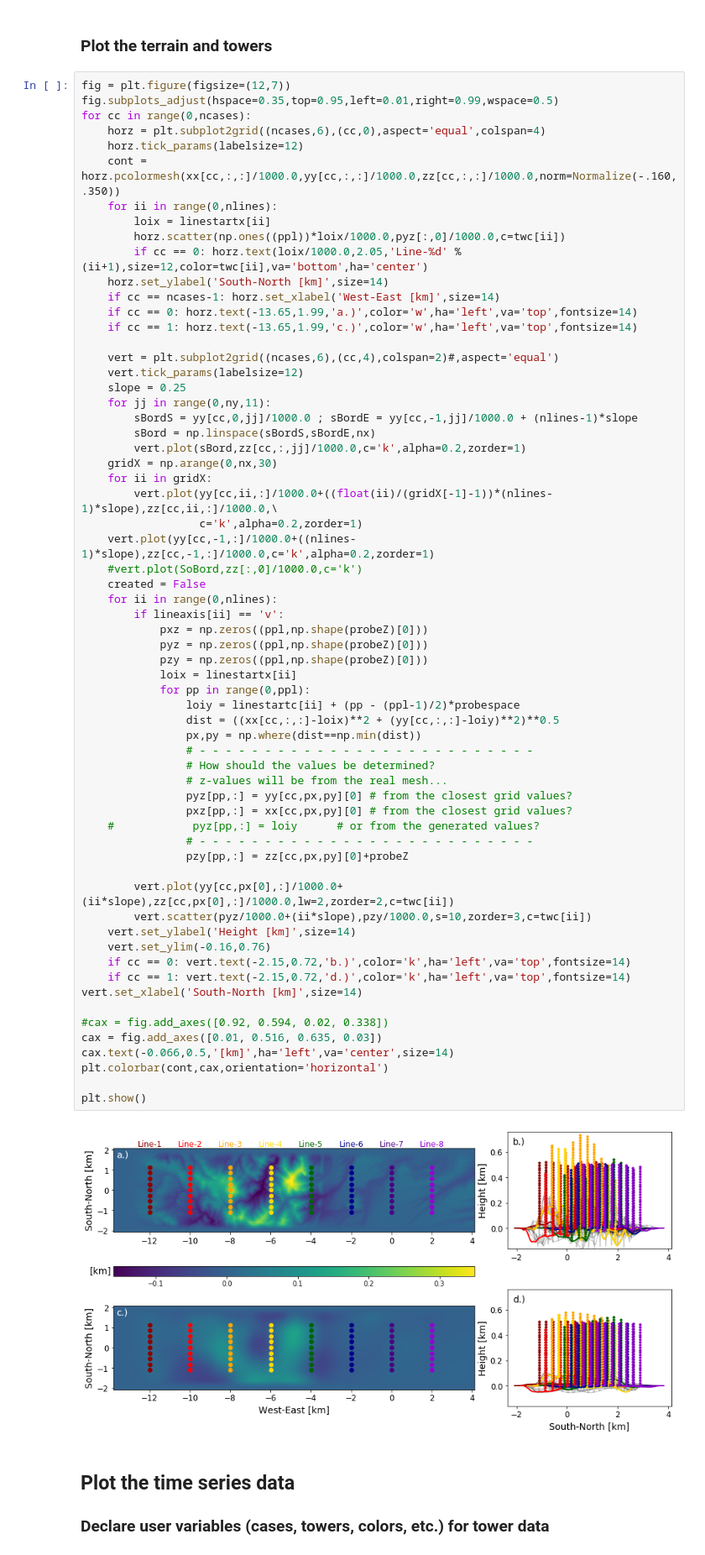
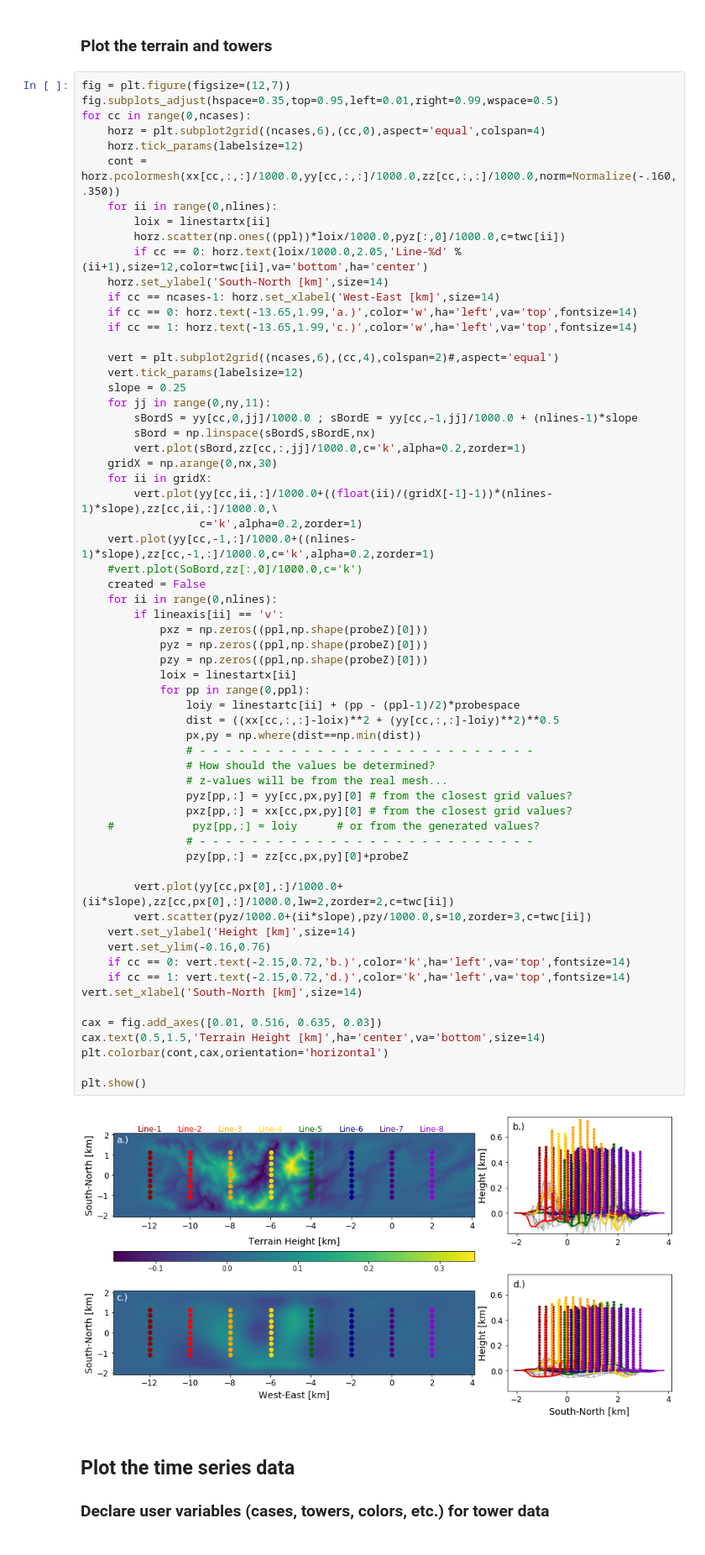
Before and after one commit to hawbecker/publications, a Jupyter notebook: ComplexTerrainNotebook.ipynb, the cells around one changed output. Shown: that part at 84% size. Drawn from its saved outputs; the diff is of its cells as text.

```diff
--- a/ComplexTerrainNotebook.ipynb
+++ b/ComplexTerrainNotebook.ipynb
@@ -113,36 +113,35 @@ for cc in range(0,ncases):
             pxz = np.zeros((ppl,np.shape(probeZ)[0]))
             pyz = np.zeros((ppl,np.shape(probeZ)[0]))
             pzy = np.zeros((ppl,np.shape(probeZ)[0]))
             loix = linestartx[ii]
             for pp in range(0,ppl):
                 loiy = linestartc[ii] + (pp - (ppl-1)/2)*probespace
                 dist = ((xx[cc,:,:]-loix)**2 + (yy[cc,:,:]-loiy)**2)**0.5
                 px,py = np.where(dist==np.min(dist))
                 # - - - - - - - - - - - - - - - - - - - - - - - - - -
                 # How should the values be determined?
                 # z-values will be from the real mesh...
                 pyz[pp,:] = yy[cc,px,py][0] # from the closest grid values?
                 pxz[pp,:] = xx[cc,px,py][0] # from the closest grid values?
     #            pyz[pp,:] = loiy      # or from the generated values?
                 # - - - - - - - - - - - - - - - - - - - - - - - - - -
                 pzy[pp,:] = zz[cc,px,py][0]+probeZ
 
         vert.plot(yy[cc,px[0],:]/1000.0+(ii*slope),zz[cc,px[0],:]/1000.0,lw=2,zorder=2,c=twc[ii])
         vert.scatter(pyz/1000.0+(ii*slope),pzy/1000.0,s=10,zorder=3,c=twc[ii])
     vert.set_ylabel('Height [km]',size=14)
     vert.set_ylim(-0.16,0.76)
     if cc == 0: vert.text(-2.15,0.72,'b.)',color='k',ha='left',va='top',fontsize=14)
     if cc == 1: vert.text(-2.15,0.72,'d.)',color='k',ha='left',va='top',fontsize=14)
 vert.set_xlabel('South-North [km]',size=14)
 
-#cax = fig.add_axes([0.92, 0.594, 0.02, 0.338])
 cax = fig.add_axes([0.01, 0.516, 0.635, 0.03])
-cax.text(-0.066,0.5,'[km]',ha='left',va='center',size=14)
+cax.text(0.5,1.5,'Terrain Height [km]',ha='center',va='bottom',size=14)
 plt.colorbar(cont,cax,orientation='horizontal')
 
 plt.show()
 # %% [output]
-[figure, old version]
+[figure, new version]
 # %% [markdown]
 ## Plot the time series data
 ### Declare user variables (cases, towers, colors, etc.) for tower data
```
Also changed, not shown: parts of 4 cells of this notebook.
